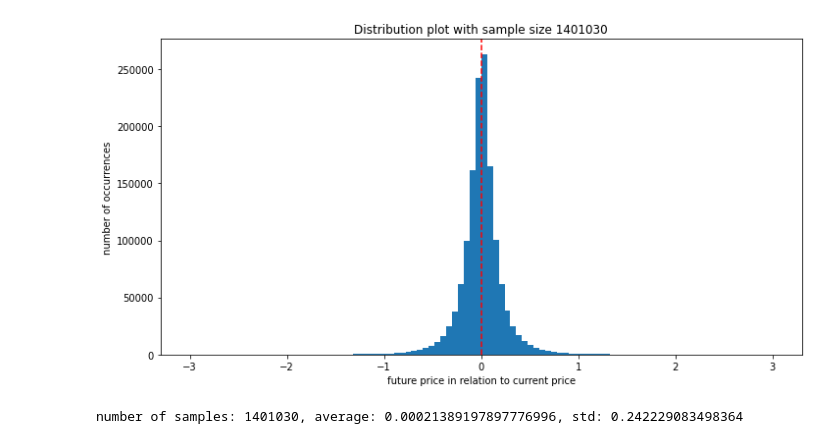
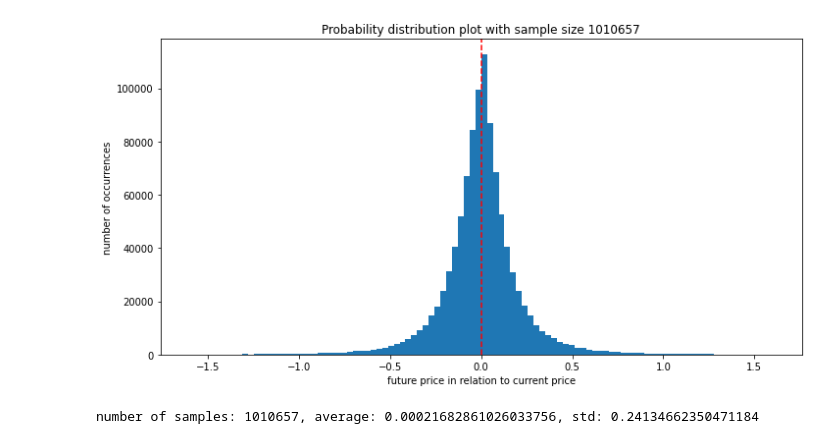
Before and after one commit to tobsel7/price-indicators, a Jupyter notebook: analysis/statistics/data_set_modifications.ipynb, the cells around one changed output. Cells and saved outputs as stored; diff of their text form; code cells hidden in the pictures.

```diff
--- a/analysis/statistics/data_set_modifications.ipynb
+++ b/analysis/statistics/data_set_modifications.ipynb
@@ -15,17 +15,17 @@ def load_data_set(name):
 ibm = load_data_set("IBM_normalized")
 jnj = load_data_set("JNJ_normalized")
 nasdaq = load_data_set("nasdaq100_10spy_30shift_normalized")
-all_stocks = load_data_set("all_stocks_20spy_50shift_normalized")
+all_stocks = load_data_set("all_stocks_10spy_50shift_normalized")
 # %%
 # simple function used to plot a distribution of values using a histogram
 def plot_distribution(y_values, xlabel="future price in relation to current price", ylabel="number of occurrences", range=[-3,3]):
     size = len(y_values)
     n_bins = min(int(size / 10), 100)
-    plt.figure(figsize=(10,5))
+    plt.figure(figsize=(10, 5))
     plt.hist(y_values, bins=n_bins, range=range)
     plt.axvline(y_values.mean(), color="red", linestyle="dashed")
     plt.tight_layout()
-    plt.title("Distribution plot with sample size {}".format(size))
+    plt.title("Probability distribution plot with sample size {}".format(size))
     plt.xlabel(xlabel)
     plt.ylabel(ylabel)
     plt.show()
@@ -121,9 +121,9 @@ modified number of samples: 2035, average: 1.0039440578090808, std: 0.1080761948
 # %%
 # plot distribution of all stock data
 all_stocks_mean = np.mean(np.log(all_stocks["future_price"]))
 all_stocks_std = np.std(np.log(all_stocks["future_price"]))
-plot_distribution(np.log(all_stocks["future_price"]), "future price in relation to current price")
+plot_distribution(np.log(all_stocks["future_price"]), "future price in relation to current price", range=[-1.6, 1.6])
 print("number of samples: {}, average: {}, std: {}".format(len(all_stocks), all_stocks_mean, all_stocks_std))
 # %% [output]
-[figure, old version]
+[figure, new version]
-number of samples: 1401030, average: 0.00021389197897776996, std: 0.242229083498364
+number of samples: 1010657, average: 0.00021682861026033756, std: 0.24134662350471184
```
Also changed, not shown: parts of 3 cells of this notebook, 7 other files.
